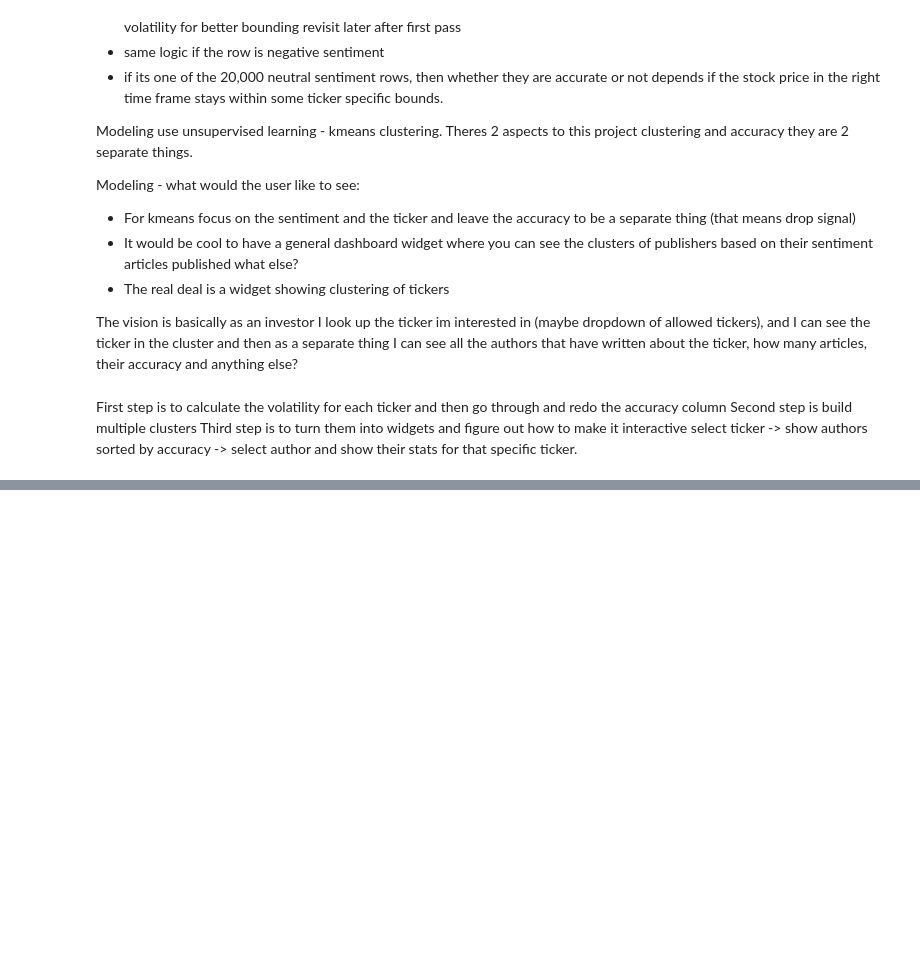
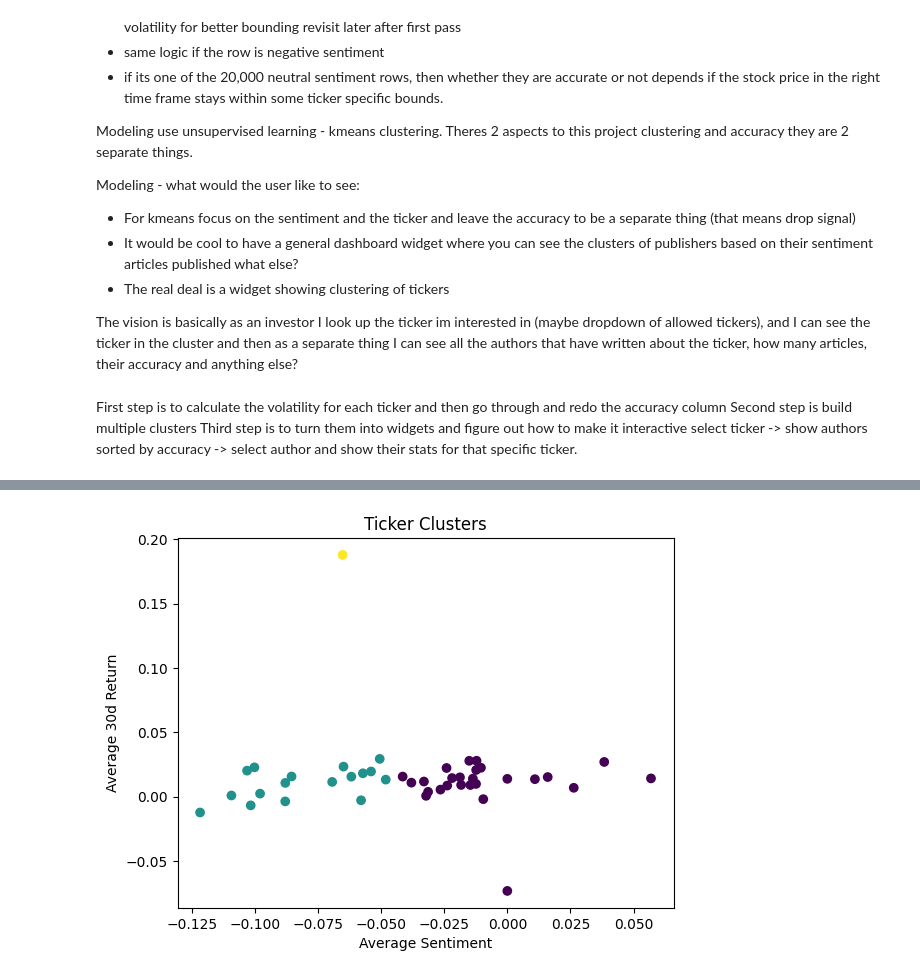
Before and after one commit to AJDodds3/CAP5771_andrew.dodds, a Jupyter notebook: raw_work/milestone2prep.ipynb, the cells around one changed output, grey strips where cells are left out. Drawn from its saved outputs; the diff is of its cells as text; code cells hidden in the pictures; blank space fills up the shorter version.

```diff
--- a/raw_work/milestone2prep.ipynb
+++ b/raw_work/milestone2prep.ipynb
@@ -43,0 +133,16 @@ data.head()
+# %%
+kmeans = KMeans(n_clusters=3, random_state=42)
+ticker_features['cluster'] = kmeans.fit_predict(X_scaled)
+# %%
+plt.scatter(
+    ticker_features['avg_sentiment'],
+    ticker_features['return_30d'],
+    c=ticker_features['cluster']
+)
+
+plt.xlabel("Average Sentiment")
+plt.ylabel("Average 30d Return")
+plt.title("Ticker Clusters")
+plt.show()
+# %% [output]
+[figure, added]
```
Also changed, not shown: parts of 22 cells of this notebook, 3 other files.
